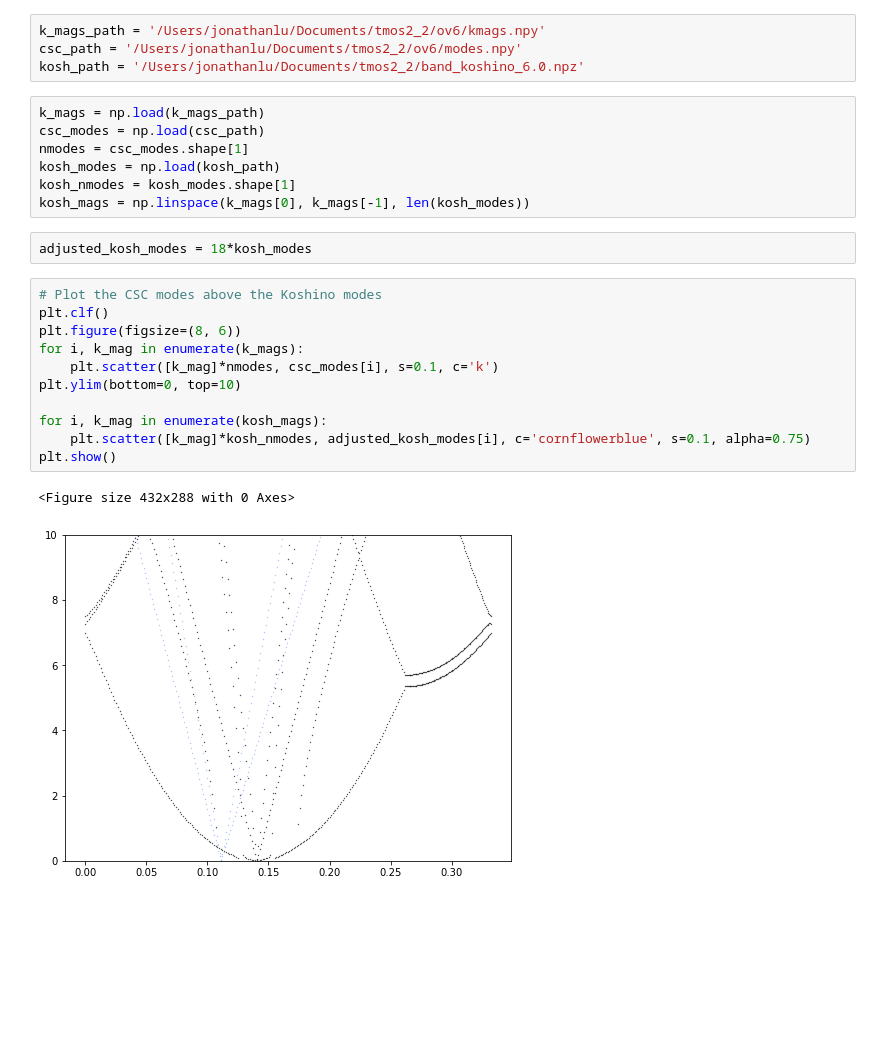
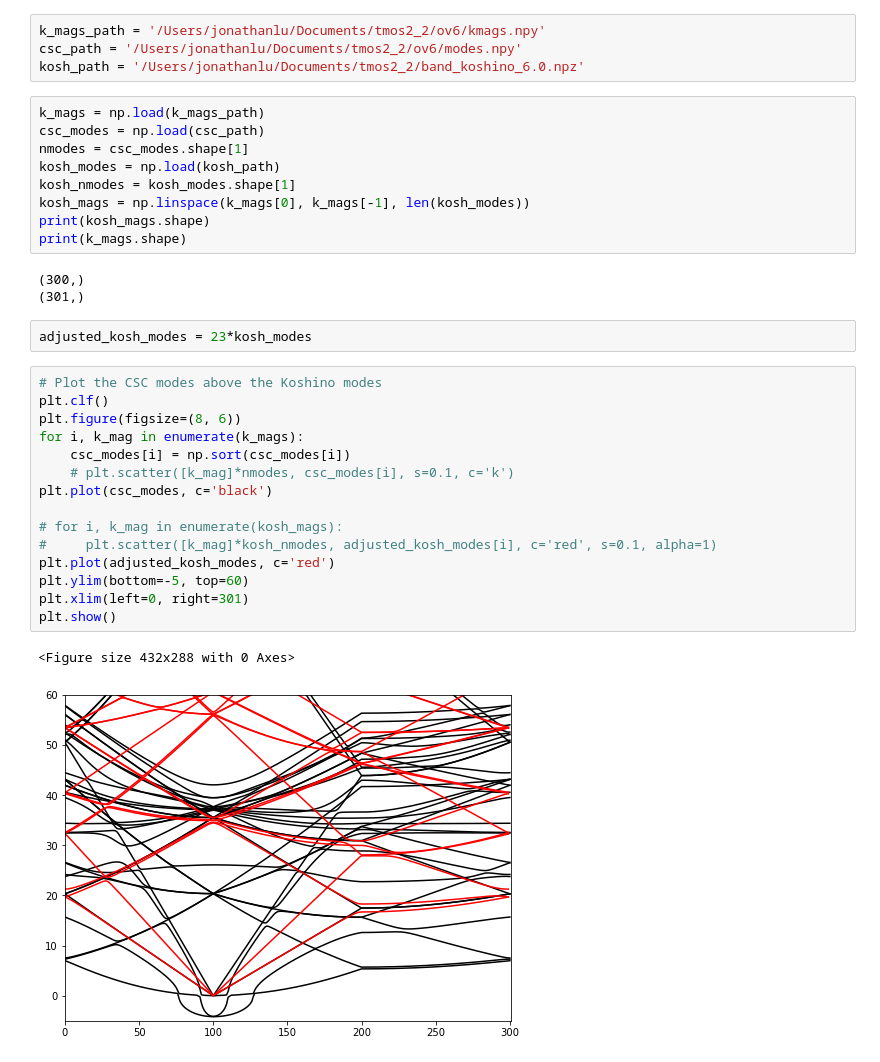
Before and after one commit to jz-lu/ml-ph, a Jupyter notebook: figure_makers/overlay.ipynb, the cells around one changed output. Cells and saved outputs as stored; diff of their text form; blank space fills up the shorter version.

```diff
--- a/figure_makers/overlay.ipynb
+++ b/figure_makers/overlay.ipynb
@@ -15,19 +15,28 @@ nmodes = csc_modes.shape[1]
 kosh_modes = np.load(kosh_path)
 kosh_nmodes = kosh_modes.shape[1]
 kosh_mags = np.linspace(k_mags[0], k_mags[-1], len(kosh_modes))
+print(kosh_mags.shape)
+print(k_mags.shape)
+# %% [output]
+(300,)
+(301,)
 # %%
-adjusted_kosh_modes = 18*kosh_modes
+adjusted_kosh_modes = 23*kosh_modes
 # %%
 # Plot the CSC modes above the Koshino modes
 plt.clf()
 plt.figure(figsize=(8, 6))
 for i, k_mag in enumerate(k_mags):
-    plt.scatter([k_mag]*nmodes, csc_modes[i], s=0.1, c='k')
-plt.ylim(bottom=0, top=10)
+    csc_modes[i] = np.sort(csc_modes[i])
+    # plt.scatter([k_mag]*nmodes, csc_modes[i], s=0.1, c='k')
+plt.plot(csc_modes, c='black')
 
-for i, k_mag in enumerate(kosh_mags):
-    plt.scatter([k_mag]*kosh_nmodes, adjusted_kosh_modes[i], c='cornflowerblue', s=0.1, alpha=0.75)
+# for i, k_mag in enumerate(kosh_mags):
+#     plt.scatter([k_mag]*kosh_nmodes, adjusted_kosh_modes[i], c='red', s=0.1, alpha=1)
+plt.plot(adjusted_kosh_modes, c='red')
+plt.ylim(bottom=-5, top=60)
+plt.xlim(left=0, right=301)
 plt.show()
 # %% [output]
 <Figure size 432x288 with 0 Axes>
-[figure, old version]
+[figure, new version]
```
